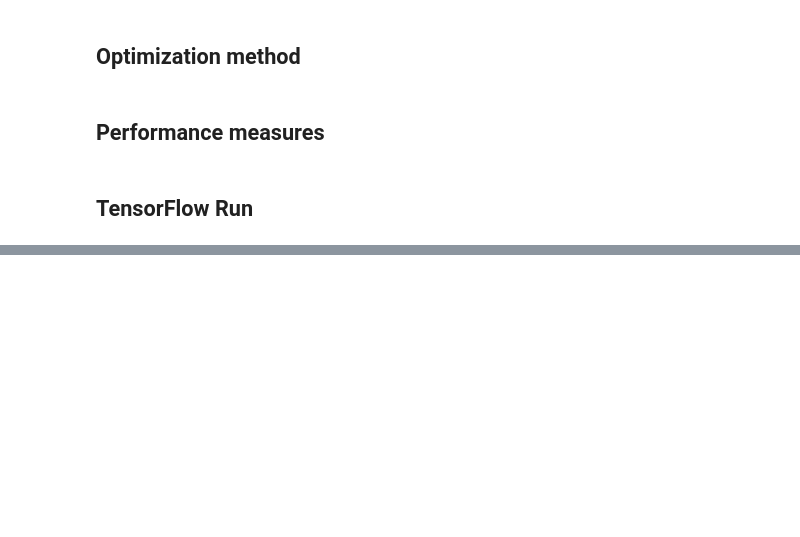
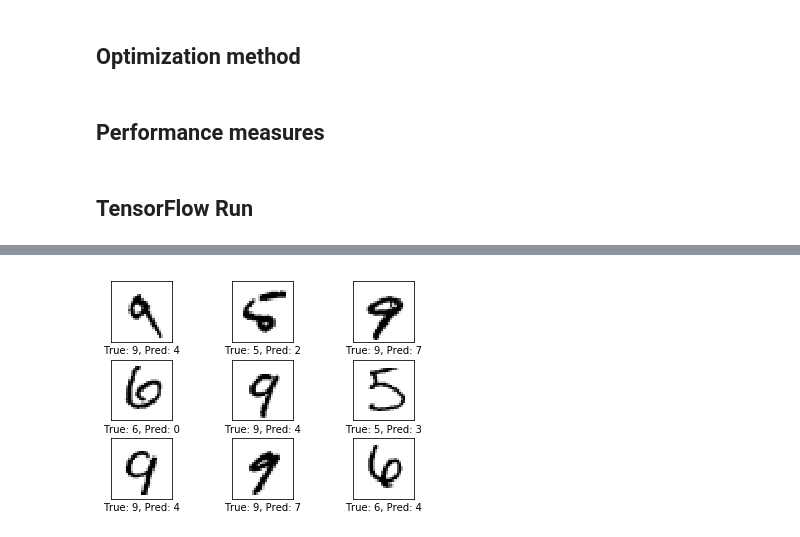
Before and after one commit to SkalskiP/ILearnMachineLearning.py, a Jupyter notebook: TensorFlow Tutorial/Simple Linear Model.ipynb, the cells around one changed output, grey strips where cells are left out. Cells and saved outputs as stored; diff of their text form; code cells hidden in the pictures; blank space fills up the shorter version.

```diff
--- a/TensorFlow Tutorial/Simple Linear Model.ipynb
+++ b/TensorFlow Tutorial/Simple Linear Model.ipynb
@@ -145,0 +307,4 @@ accuracy = tf.reduce_mean(tf.cast(correct_prediction, tf.float32))
+# %%
+plot_example_errors()
+# %% [output]
+[figure, added]
```
Also changed, not shown: parts of 29 cells of this notebook.
